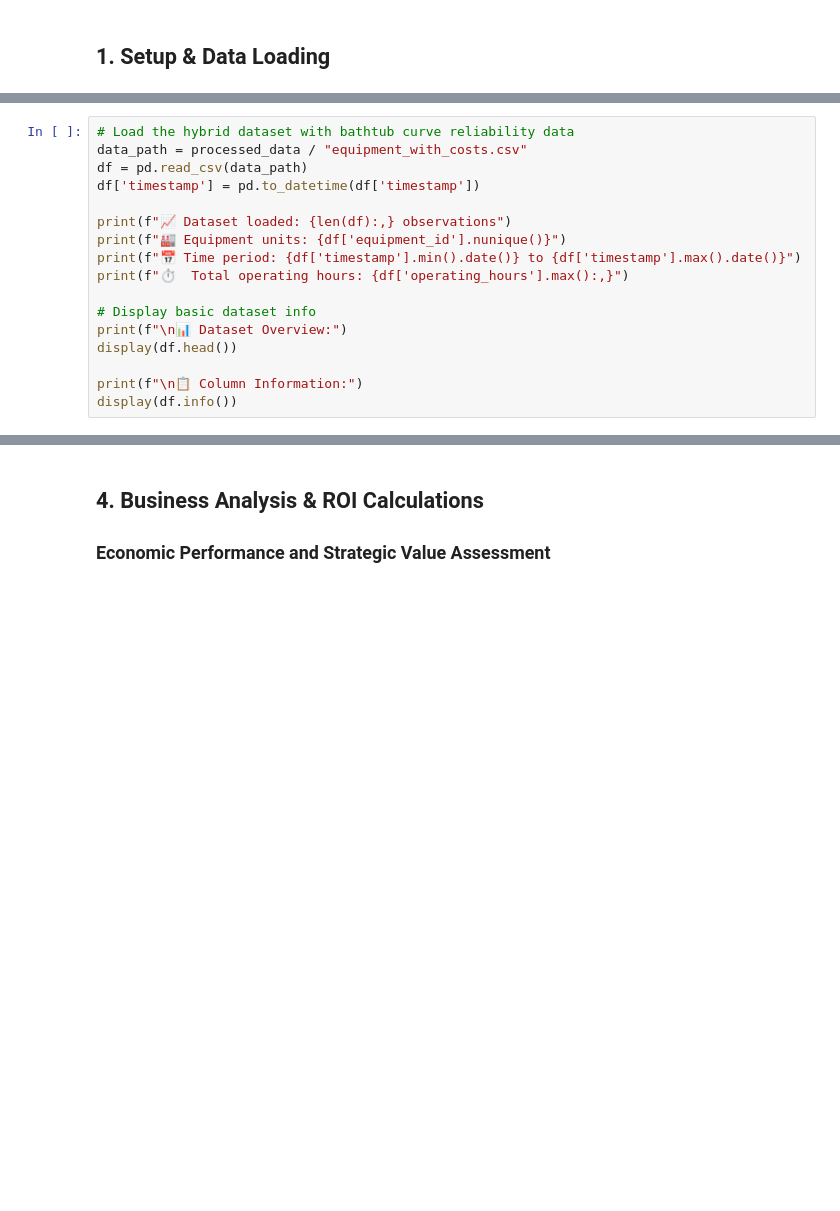
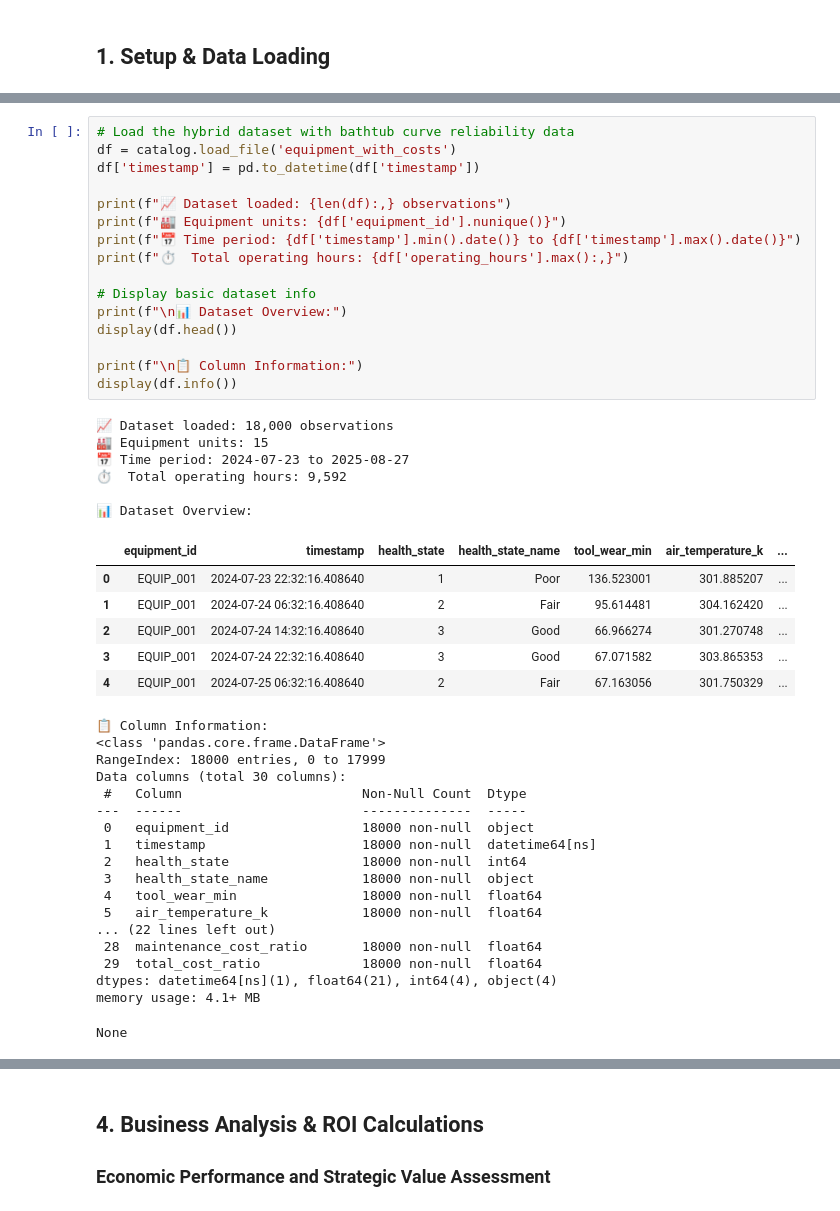
Before and after one commit to jgalloway42/Manufacturing_Equipment_Predictive_Maintenance_MDP, a Jupyter notebook: notebooks/1.0-jdg-predictive-maintenance-mdp-analysis.ipynb, the cells around one changed output, grey strips where cells are left out. Cells and saved outputs as stored; diff of their text form; blank space fills up the shorter version.

```diff
--- a/notebooks/1.0-jdg-predictive-maintenance-mdp-analysis.ipynb
+++ b/notebooks/1.0-jdg-predictive-maintenance-mdp-analysis.ipynb
@@ -62,18 +82,48 @@ print("📊 Ready for Predictive Maintenance MDP Analysis")
 # %%
 # Load the hybrid dataset with bathtub curve reliability data
-data_path = processed_data / "equipment_with_costs.csv"
-df = pd.read_csv(data_path)
+df = catalog.load_file('equipment_with_costs')
 df['timestamp'] = pd.to_datetime(df['timestamp'])
 
 print(f"📈 Dataset loaded: {len(df):,} observations")
 print(f"🏭 Equipment units: {df['equipment_id'].nunique()}")
 print(f"📅 Time period: {df['timestamp'].min().date()} to {df['timestamp'].max().date()}")
 print(f"⏱️  Total operating hours: {df['operating_hours'].max():,}")
 
 # Display basic dataset info
 print(f"\n📊 Dataset Overview:")
 display(df.head())
 
 print(f"\n📋 Column Information:")
 display(df.info())
+# %% [output]
+📈 Dataset loaded: 18,000 observations
+🏭 Equipment units: 15
+📅 Time period: 2024-07-23 to 2025-08-27
+⏱️  Total operating hours: 9,592
+
+📊 Dataset Overview:
+|  | equipment_id | timestamp | health_state | health_state_name | tool_wear_min | air_temperature_k | ... |
+| 0 | EQUIP_001 | 2024-07-23 22:32:16.408640 | 1 | Poor | 136.523001 | 301.885207 | ... |
+| 1 | EQUIP_001 | 2024-07-24 06:32:16.408640 | 2 | Fair | 95.614481 | 304.162420 | ... |
+| 2 | EQUIP_001 | 2024-07-24 14:32:16.408640 | 3 | Good | 66.966274 | 301.270748 | ... |
+| 3 | EQUIP_001 | 2024-07-24 22:32:16.408640 | 3 | Good | 67.071582 | 303.865353 | ... |
+| 4 | EQUIP_001 | 2024-07-25 06:32:16.408640 | 2 | Fair | 67.163056 | 301.750329 | ... |
+📋 Column Information:
+<class 'pandas.core.frame.DataFrame'>
+RangeIndex: 18000 entries, 0 to 17999
+Data columns (total 30 columns):
+ #   Column                       Non-Null Count  Dtype
+---  ------                       --------------  -----
+ 0   equipment_id                 18000 non-null  object
+ 1   timestamp                    18000 non-null  datetime64[ns]
+ 2   health_state                 18000 non-null  int64
+ 3   health_state_name            18000 non-null  object
+ 4   tool_wear_min                18000 non-null  float64
+ 5   air_temperature_k            18000 non-null  float64
+... (22 lines left out)
+ 28  maintenance_cost_ratio       18000 non-null  float64
+ 29  total_cost_ratio             18000 non-null  float64
+dtypes: datetime64[ns](1), float64(21), int64(4), object(4)
+memory usage: 4.1+ MB
+None
 # %% [markdown]
```
Also changed, not shown: parts of 10 cells of this notebook, 10 other files.
